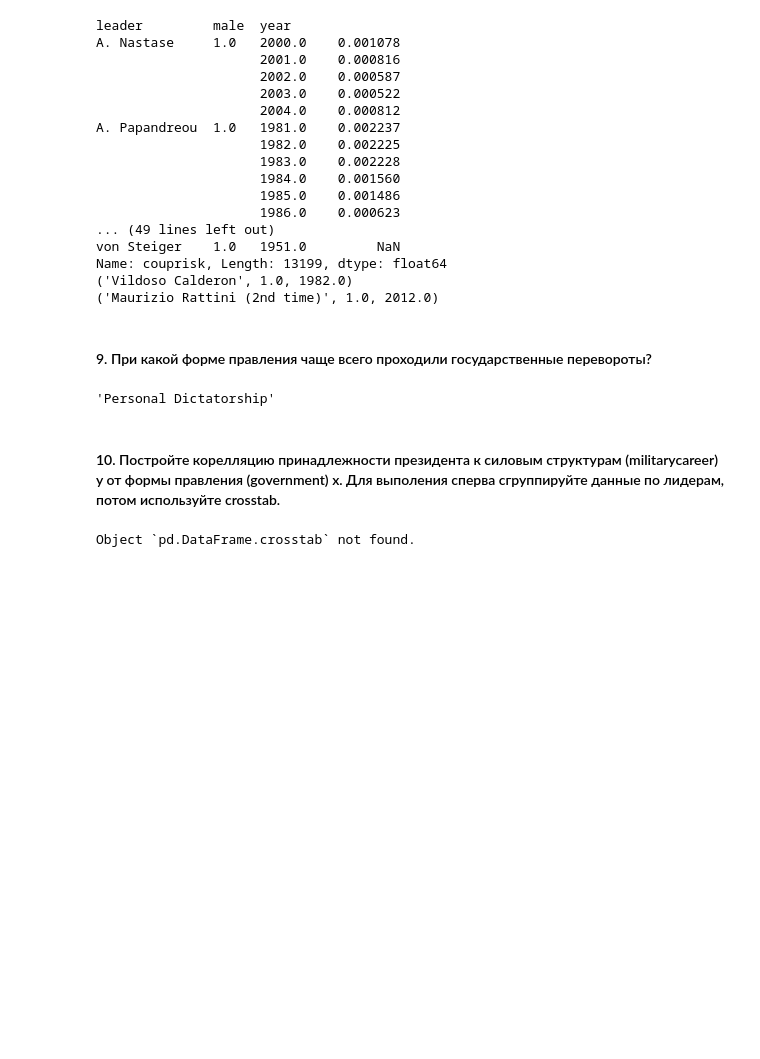
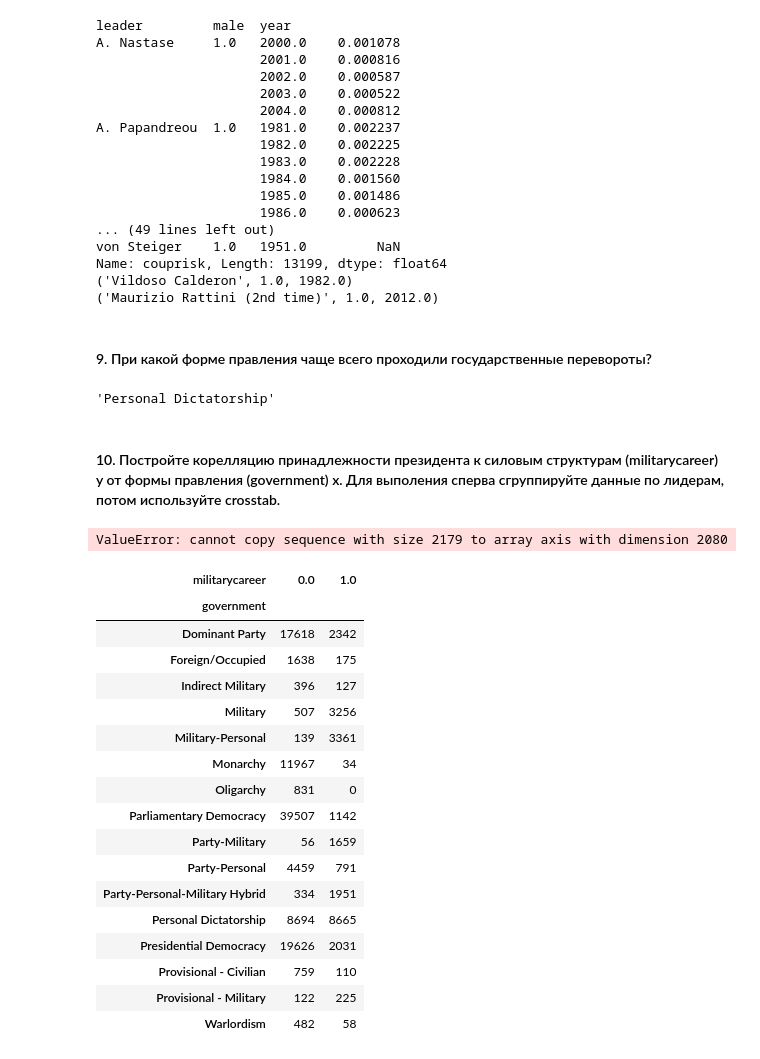
Before and after one commit to vloddos/bigdata, a Jupyter notebook: l5/l5.ipynb, the cells around one changed output. Cells and saved outputs as stored; diff of their text form; code cells hidden in the pictures; blank space fills up the shorter version.

```diff
--- a/l5/l5.ipynb
+++ b/l5/l5.ipynb
@@ -225,7 +240,33 @@ df.query('pt_suc==1 or pt_attempt==1').groupby('government').ccode.count().idxma
 'Personal Dictatorship'
 # %% [markdown]
 #### 10. Постройте корелляцию принадлежности президента к силовым структурам (militarycareer) y от формы правления (government) x. Для выполения сперва сгруппируйте данные по лидерам, потом используйте crosstab.
-# %%
-pd.DataFrame.crosstab?
-# %% [output]
-Object `pd.DataFrame.crosstab` not found.
+# %%
+df2=df.groupby(['leader','male'])
+i=pd.DataFrame({'government':df2.government})
+i.reset_index()
+c=pd.DataFrame({'militarycareer':df2.militarycareer})
+c.reset_index()
+pd.crosstab(i,c)
+# %% [output]
+ValueError: cannot copy sequence with size 2179 to array axis with dimension 2080
+# %%
+pd.crosstab(df.government,df.militarycareer)
+# %% [output]
+| militarycareer | 0.0 | 1.0 |
+| government |  |  |
+| Dominant Party | 17618 | 2342 |
+| Foreign/Occupied | 1638 | 175 |
+| Indirect Military | 396 | 127 |
+| Military | 507 | 3256 |
+| Military-Personal | 139 | 3361 |
+| Monarchy | 11967 | 34 |
+| Oligarchy | 831 | 0 |
+| Parliamentary Democracy | 39507 | 1142 |
+| Party-Military | 56 | 1659 |
+| Party-Personal | 4459 | 791 |
+| Party-Personal-Military Hybrid | 334 | 1951 |
+| Personal Dictatorship | 8694 | 8665 |
+| Presidential Democracy | 19626 | 2031 |
+| Provisional - Civilian | 759 | 110 |
+| Provisional - Military | 122 | 225 |
+| Warlordism | 482 | 58 |
```
Also changed, not shown: parts of 1 cell of this notebook, 1 other file.
